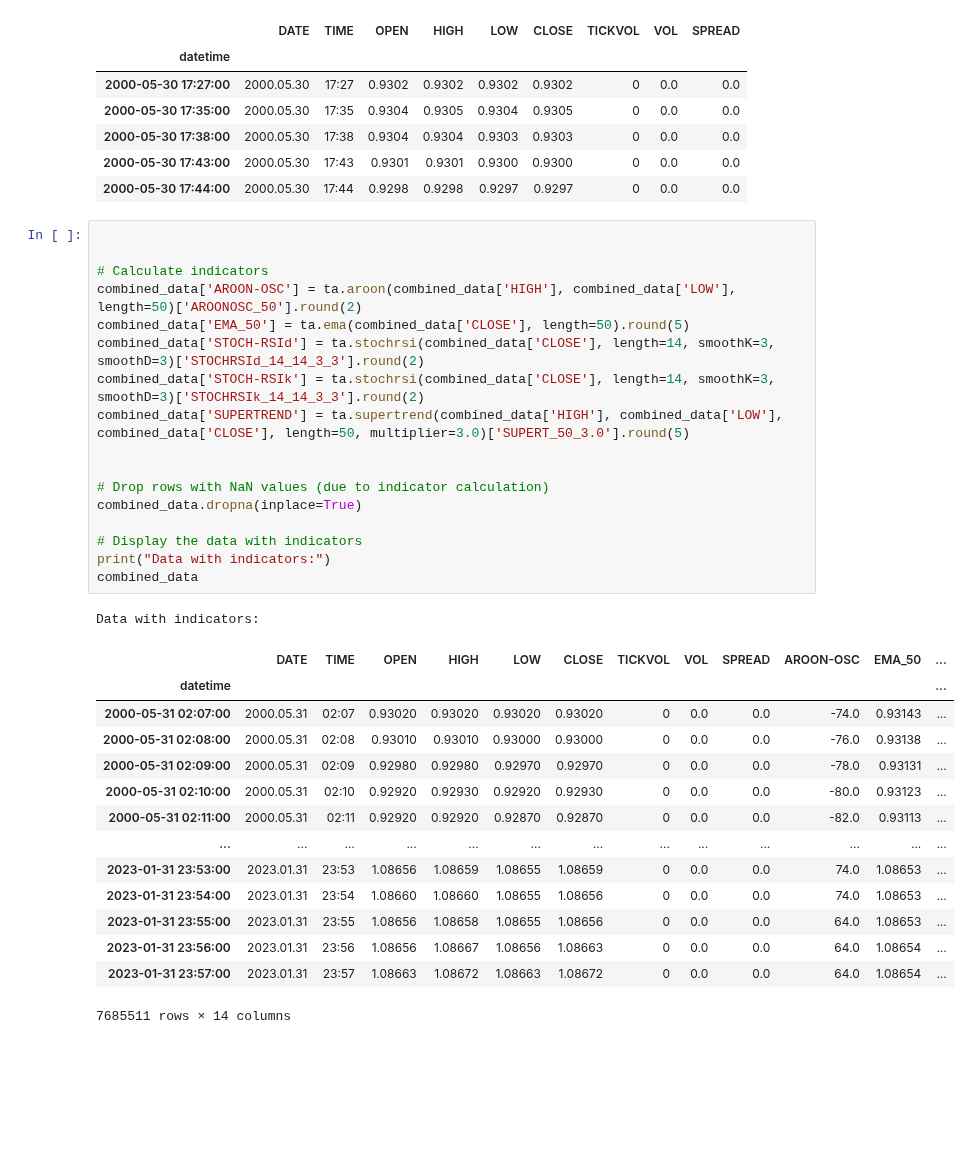
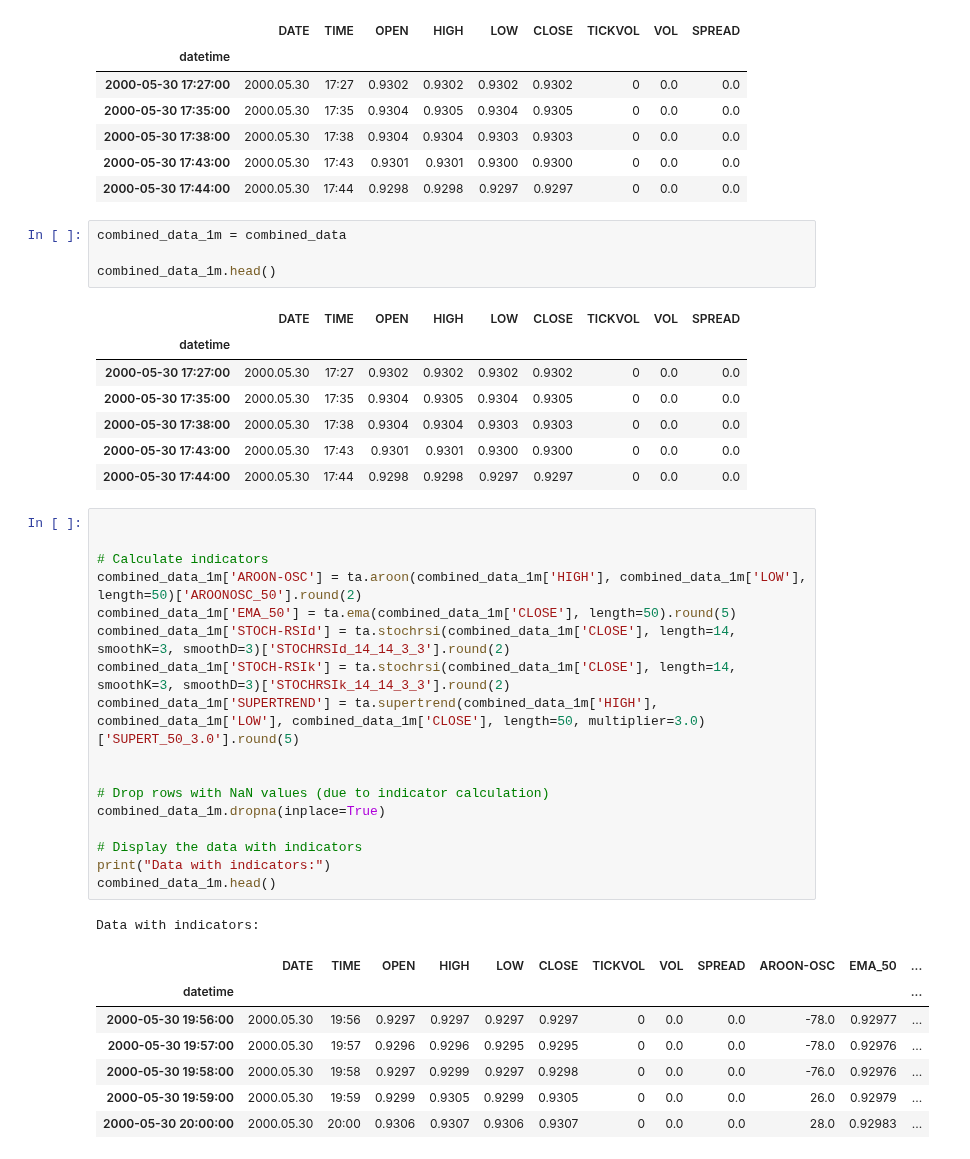
Before and after one commit to Gitchegumi/CTI_Scripts, a Jupyter notebook: py_scripts/backtesting/testing.ipynb, the cells around one changed output. Drawn from its saved outputs; the diff is of its cells as text; blank space fills up the shorter version.

```diff
--- a/py_scripts/backtesting/testing.ipynb
+++ b/py_scripts/backtesting/testing.ipynb
@@ -94,36 +99,41 @@ Final combined data:
 | 2000-05-30 17:38:00 | 2000.05.30 | 17:38 | 0.9304 | 0.9304 | 0.9303 | 0.9303 | 0 | 0.0 | 0.0 |
 | 2000-05-30 17:43:00 | 2000.05.30 | 17:43 | 0.9301 | 0.9301 | 0.9300 | 0.9300 | 0 | 0.0 | 0.0 |
 | 2000-05-30 17:44:00 | 2000.05.30 | 17:44 | 0.9298 | 0.9298 | 0.9297 | 0.9297 | 0 | 0.0 | 0.0 |
+# %%
+combined_data_1m = combined_data
+
+combined_data_1m.head()
+# %% [output]
+|  | DATE | TIME | OPEN | HIGH | LOW | CLOSE | TICKVOL | VOL | SPREAD |
+| datetime |  |  |  |  |  |  |  |  |  |
+| 2000-05-30 17:27:00 | 2000.05.30 | 17:27 | 0.9302 | 0.9302 | 0.9302 | 0.9302 | 0 | 0.0 | 0.0 |
+| 2000-05-30 17:35:00 | 2000.05.30 | 17:35 | 0.9304 | 0.9305 | 0.9304 | 0.9305 | 0 | 0.0 | 0.0 |
+| 2000-05-30 17:38:00 | 2000.05.30 | 17:38 | 0.9304 | 0.9304 | 0.9303 | 0.9303 | 0 | 0.0 | 0.0 |
+| 2000-05-30 17:43:00 | 2000.05.30 | 17:43 | 0.9301 | 0.9301 | 0.9300 | 0.9300 | 0 | 0.0 | 0.0 |
+| 2000-05-30 17:44:00 | 2000.05.30 | 17:44 | 0.9298 | 0.9298 | 0.9297 | 0.9297 | 0 | 0.0 | 0.0 |
 # %%
 
 
 # Calculate indicators
-combined_data['AROON-OSC'] = ta.aroon(combined_data['HIGH'], combined_data['LOW'], length=50)['AROONOSC_50'].round(2)
-combined_data['EMA_50'] = ta.ema(combined_data['CLOSE'], length=50).round(5)
-combined_data['STOCH-RSId'] = ta.stochrsi(combined_data['CLOSE'], length=14, smoothK=3, smoothD=3)['STOCHRSId_14_14_3_3'].round(2)
-combined_data['STOCH-RSIk'] = ta.stochrsi(combined_data['CLOSE'], length=14, smoothK=3, smoothD=3)['STOCHRSIk_14_14_3_3'].round(2)
-combined_data['SUPERTREND'] = ta.supertrend(combined_data['HIGH'], combined_data['LOW'], combined_data['CLOSE'], length=50, multiplier=3.0)['SUPERT_50_3.0'].round(5)
+combined_data_1m['AROON-OSC'] = ta.aroon(combined_data_1m['HIGH'], combined_data_1m['LOW'], length=50)['AROONOSC_50'].round(2)
+combined_data_1m['EMA_50'] = ta.ema(combined_data_1m['CLOSE'], length=50).round(5)
+combined_data_1m['STOCH-RSId'] = ta.stochrsi(combined_data_1m['CLOSE'], length=14, smoothK=3, smoothD=3)['STOCHRSId_14_14_3_3'].round(2)
+combined_data_1m['STOCH-RSIk'] = ta.stochrsi(combined_data_1m['CLOSE'], length=14, smoothK=3, smoothD=3)['STOCHRSIk_14_14_3_3'].round(2)
+combined_data_1m['SUPERTREND'] = ta.supertrend(combined_data_1m['HIGH'], combined_data_1m['LOW'], combined_data_1m['CLOSE'], length=50, multiplier=3.0)['SUPERT_50_3.0'].round(5)
 
 
 # Drop rows with NaN values (due to indicator calculation)
-combined_data.dropna(inplace=True)
+combined_data_1m.dropna(inplace=True)
 
 # Display the data with indicators
 print("Data with indicators:")
-combined_data
+combined_data_1m.head()
 # %% [output]
 Data with indicators:
 |  | DATE | TIME | OPEN | HIGH | LOW | CLOSE | TICKVOL | VOL | SPREAD | AROON-OSC | EMA_50 | ... |
 | datetime |  |  |  |  |  |  |  |  |  |  |  | ... |
-| 2000-05-31 02:07:00 | 2000.05.31 | 02:07 | 0.93020 | 0.93020 | 0.93020 | 0.93020 | 0 | 0.0 | 0.0 | -74.0 | 0.93143 | ... |
-| 2000-05-31 02:08:00 | 2000.05.31 | 02:08 | 0.93010 | 0.93010 | 0.93000 | 0.93000 | 0 | 0.0 | 0.0 | -76.0 | 0.93138 | ... |
-| 2000-05-31 02:09:00 | 2000.05.31 | 02:09 | 0.92980 | 0.92980 | 0.92970 | 0.92970 | 0 | 0.0 | 0.0 | -78.0 | 0.93131 | ... |
-| 2000-05-31 02:10:00 | 2000.05.31 | 02:10 | 0.92920 | 0.92930 | 0.92920 | 0.92930 | 0 | 0.0 | 0.0 | -80.0 | 0.93123 | ... |
-| 2000-05-31 02:11:00 | 2000.05.31 | 02:11 | 0.92920 | 0.92920 | 0.92870 | 0.92870 | 0 | 0.0 | 0.0 | -82.0 | 0.93113 | ... |
-| ... | ... | ... | ... | ... | ... | ... | ... | ... | ... | ... | ... | ... |
-| 2023-01-31 23:53:00 | 2023.01.31 | 23:53 | 1.08656 | 1.08659 | 1.08655 | 1.08659 | 0 | 0.0 | 0.0 | 74.0 | 1.08653 | ... |
-| 2023-01-31 23:54:00 | 2023.01.31 | 23:54 | 1.08660 | 1.08660 | 1.08655 | 1.08656 | 0 | 0.0 | 0.0 | 74.0 | 1.08653 | ... |
-| 2023-01-31 23:55:00 | 2023.01.31 | 23:55 | 1.08656 | 1.08658 | 1.08655 | 1.08656 | 0 | 0.0 | 0.0 | 64.0 | 1.08653 | ... |
-| 2023-01-31 23:56:00 | 2023.01.31 | 23:56 | 1.08656 | 1.08667 | 1.08656 | 1.08663 | 0 | 0.0 | 0.0 | 64.0 | 1.08654 | ... |
-| 2023-01-31 23:57:00 | 2023.01.31 | 23:57 | 1.08663 | 1.08672 | 1.08663 | 1.08672 | 0 | 0.0 | 0.0 | 64.0 | 1.08654 | ... |
+| 2000-05-30 19:56:00 | 2000.05.30 | 19:56 | 0.9297 | 0.9297 | 0.9297 | 0.9297 | 0 | 0.0 | 0.0 | -78.0 | 0.92977 | ... |
+| 2000-05-30 19:57:00 | 2000.05.30 | 19:57 | 0.9296 | 0.9296 | 0.9295 | 0.9295 | 0 | 0.0 | 0.0 | -78.0 | 0.92976 | ... |
+| 2000-05-30 19:58:00 | 2000.05.30 | 19:58 | 0.9297 | 0.9299 | 0.9297 | 0.9298 | 0 | 0.0 | 0.0 | -76.0 | 0.92976 | ... |
+| 2000-05-30 19:59:00 | 2000.05.30 | 19:59 | 0.9299 | 0.9305 | 0.9299 | 0.9305 | 0 | 0.0 | 0.0 | 26.0 | 0.92979 | ... |
+| 2000-05-30 20:00:00 | 2000.05.30 | 20:00 | 0.9306 | 0.9307 | 0.9306 | 0.9307 | 0 | 0.0 | 0.0 | 28.0 | 0.92983 | ... |
-7685511 rows × 14 columns
```
Also changed, not shown: parts of 8 cells of this notebook, 4 other files.
